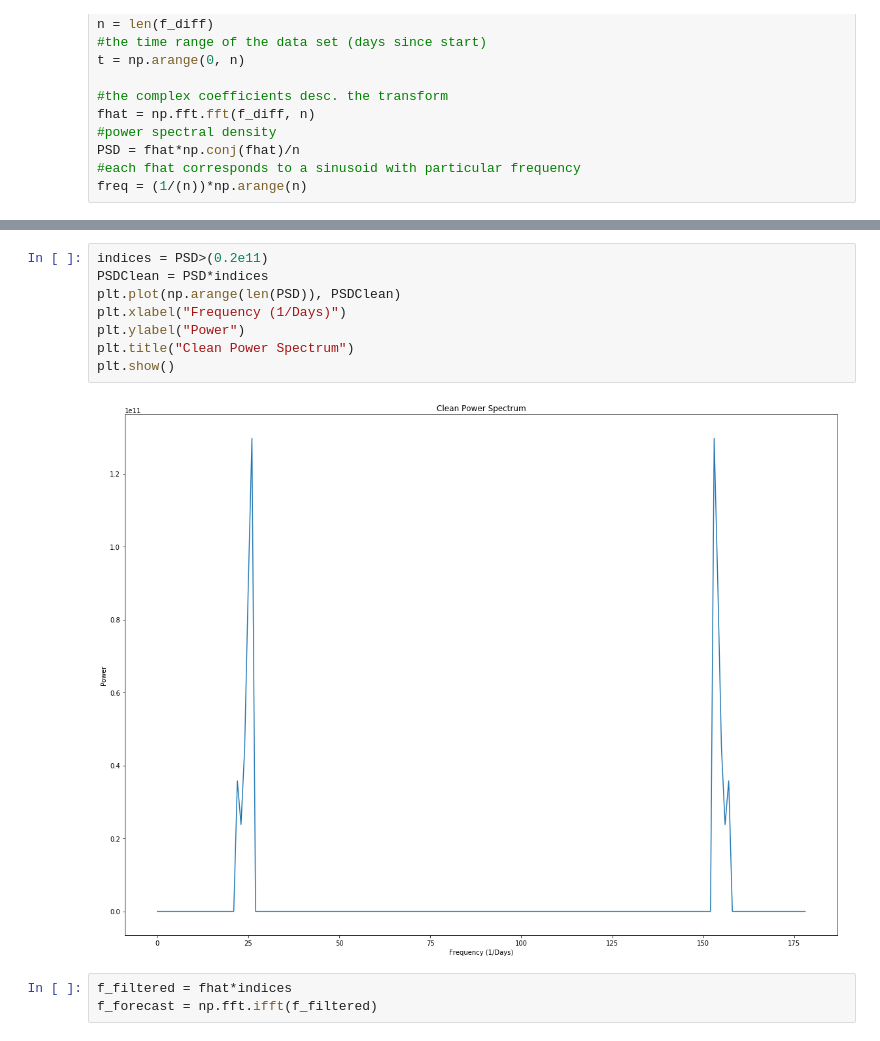
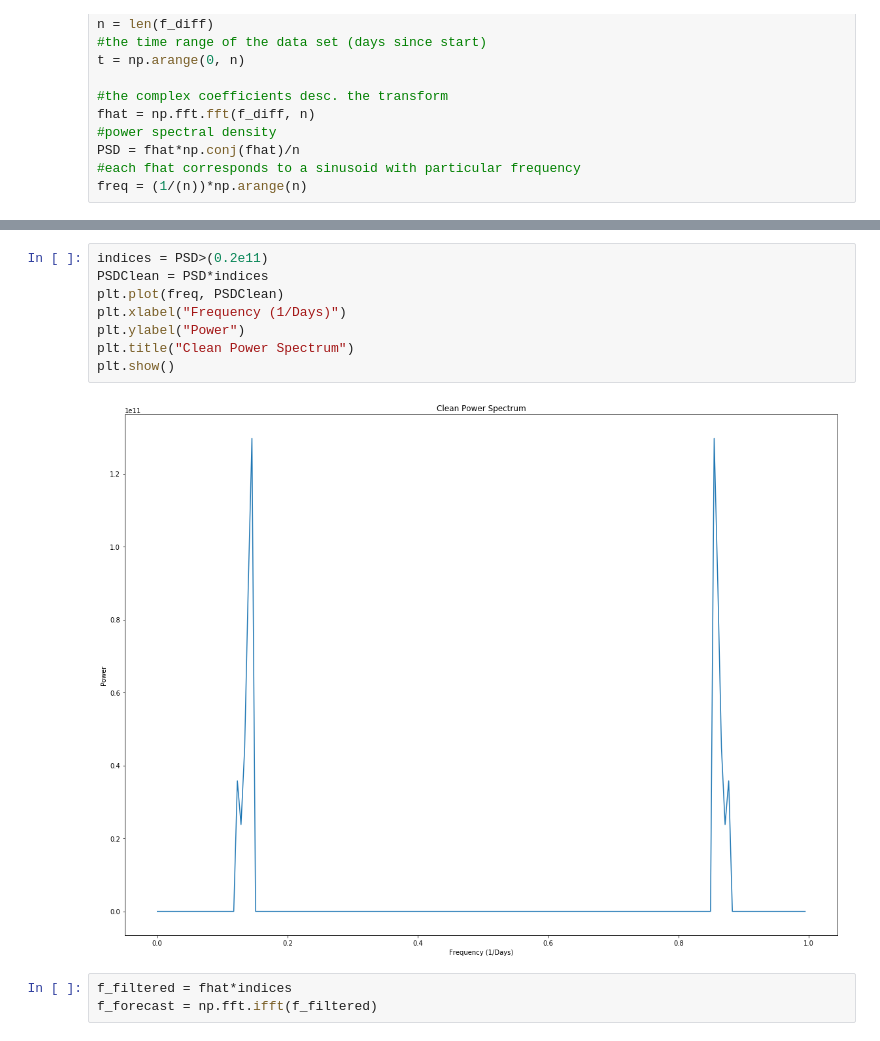
Before and after one commit to nurriol2/forecasting, a Jupyter notebook: Fourier Forecasting.ipynb, the cells around one changed output, grey strips where cells are left out. Drawn from its saved outputs; the diff is of its cells as text.

Commit message:
Fix frequency units on PSD plot

```diff
--- a/Fourier Forecasting.ipynb
+++ b/Fourier Forecasting.ipynb
@@ -206,13 +218,13 @@ plt.show()
 # %%
 indices = PSD>(0.2e11)
 PSDClean = PSD*indices
-plt.plot(np.arange(len(PSD)), PSDClean)
+plt.plot(freq, PSDClean)
 plt.xlabel("Frequency (1/Days)")
 plt.ylabel("Power")
 plt.title("Clean Power Spectrum")
 plt.show()
 # %% [output]
-[figure, old version]
+[figure, new version]
 # %%
 f_filtered = fhat*indices
 f_forecast = np.fft.ifft(f_filtered)
```
Also changed, not shown: parts of 5 cells of this notebook.
